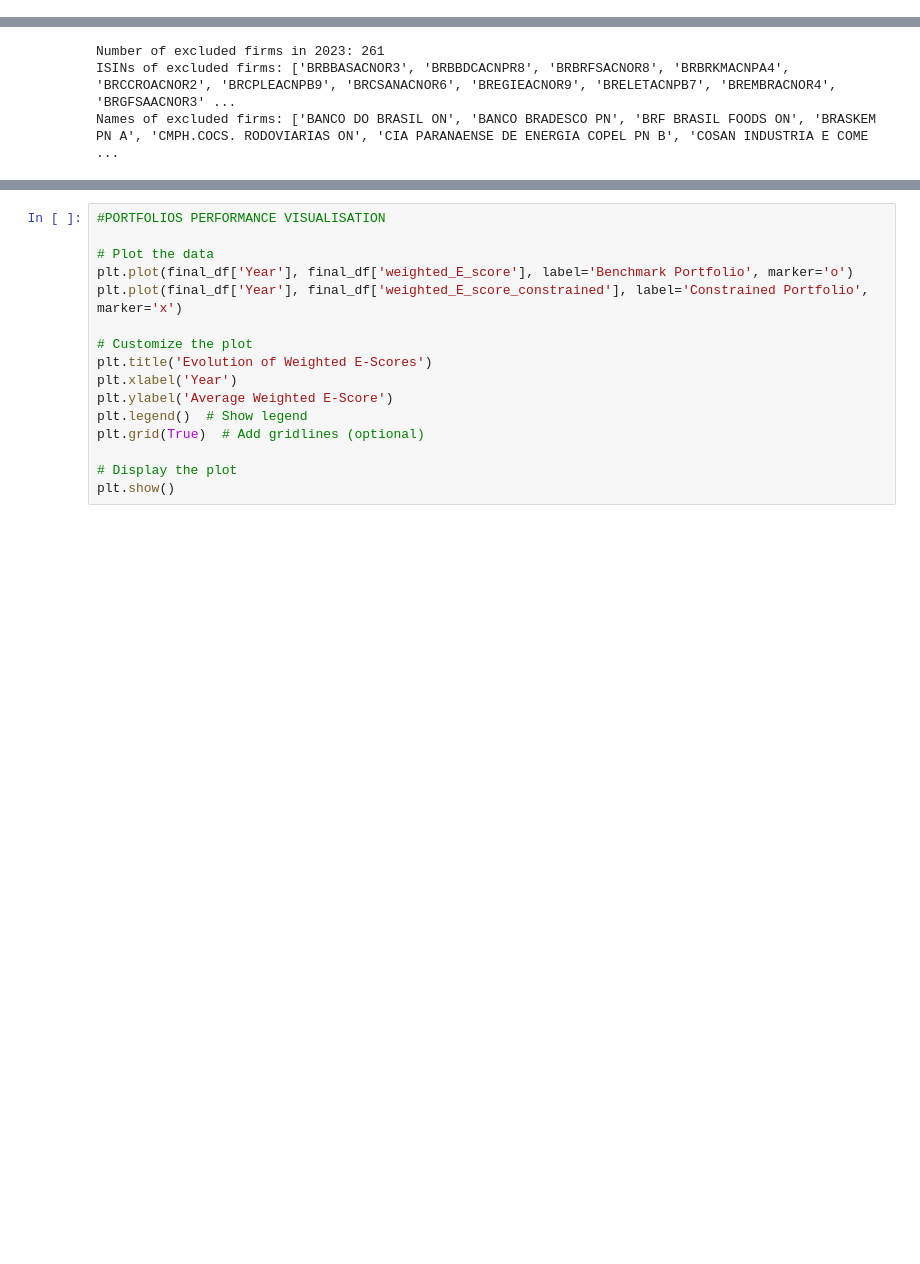
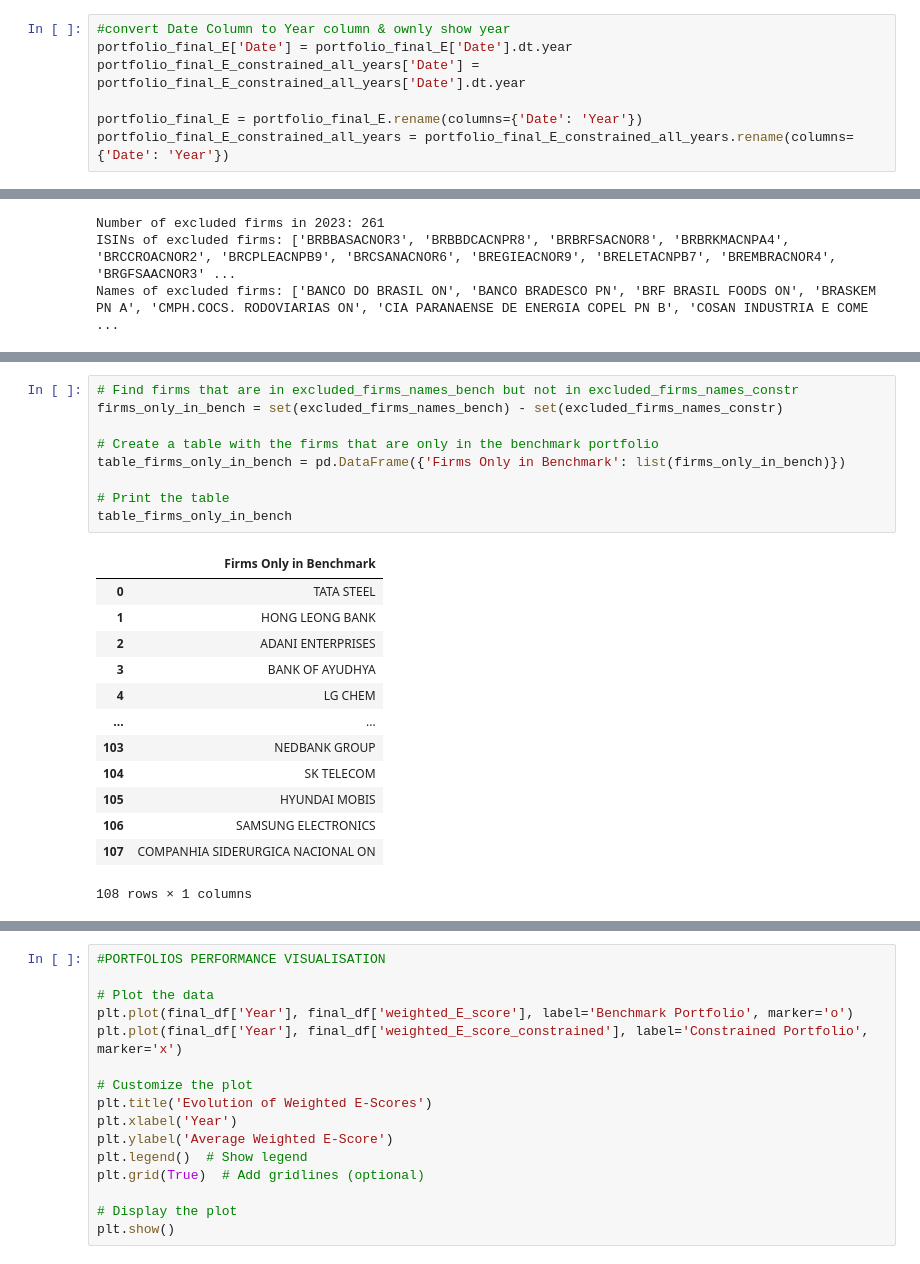
Before and after one commit to linneverh/Sust-Finance, a Jupyter notebook: Assignment_2_Q3_postcleaning.ipynb, the cells around one changed output, grey strips where cells are left out. Cells and saved outputs as stored; diff of their text form; blank space fills up the shorter version.

```diff
--- a/Assignment_2_Q3_postcleaning.ipynb
+++ b/Assignment_2_Q3_postcleaning.ipynb
@@ -976,3 +978,10 @@ print(final_df)
 7  2021         62.479136                     74.974963
 8  2022         65.041407                     78.049688
 9  2023         72.953683                     87.544419
+# %%
+#convert Date Column to Year column & ownly show year
+portfolio_final_E['Date'] = portfolio_final_E['Date'].dt.year
+portfolio_final_E_constrained_all_years['Date'] = portfolio_final_E_constrained_all_years['Date'].dt.year
+
+portfolio_final_E = portfolio_final_E.rename(columns={'Date': 'Year'})
+portfolio_final_E_constrained_all_years = portfolio_final_E_constrained_all_years.rename(columns={'Date': 'Year'})
@@ -1006,0 +1062,23 @@ Names of excluded firms: ['BANCO DO BRASIL ON', 'BANCO BRADESCO PN', 'BRF BRASIL
+# %%
+# Find firms that are in excluded_firms_names_bench but not in excluded_firms_names_constr
+firms_only_in_bench = set(excluded_firms_names_bench) - set(excluded_firms_names_constr)
+
+# Create a table with the firms that are only in the benchmark portfolio
+table_firms_only_in_bench = pd.DataFrame({'Firms Only in Benchmark': list(firms_only_in_bench)})
+
+# Print the table
+table_firms_only_in_bench
+# %% [output]
+|  | Firms Only in Benchmark |
+| 0 | TATA STEEL |
+| 1 | HONG LEONG BANK |
+| 2 | ADANI ENTERPRISES |
+| 3 | BANK OF AYUDHYA |
+| 4 | LG CHEM |
+| ... | ... |
+| 103 | NEDBANK GROUP |
+| 104 | SK TELECOM |
+| 105 | HYUNDAI MOBIS |
+| 106 | SAMSUNG ELECTRONICS |
+| 107 | COMPANHIA SIDERURGICA NACIONAL ON |
+108 rows × 1 columns
```
Also changed, not shown: parts of 10 cells of this notebook.
